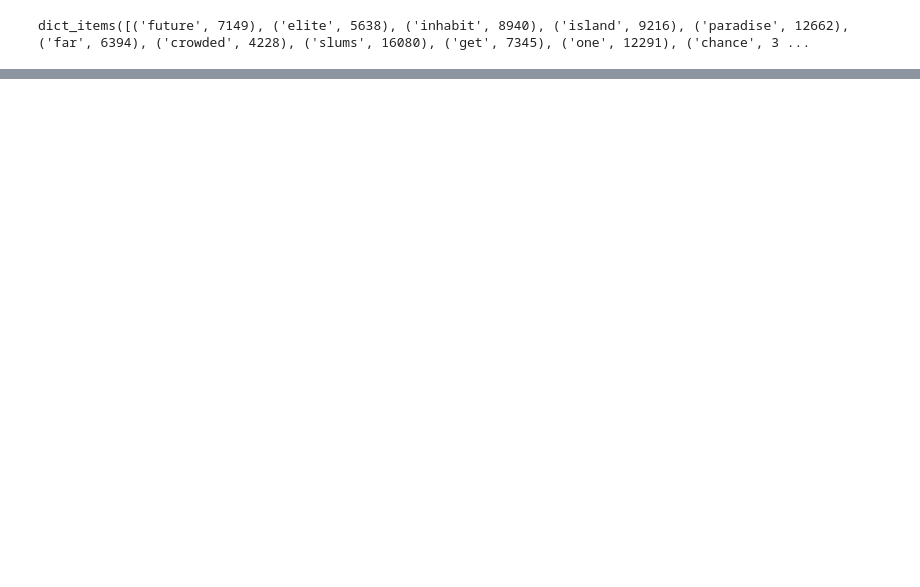
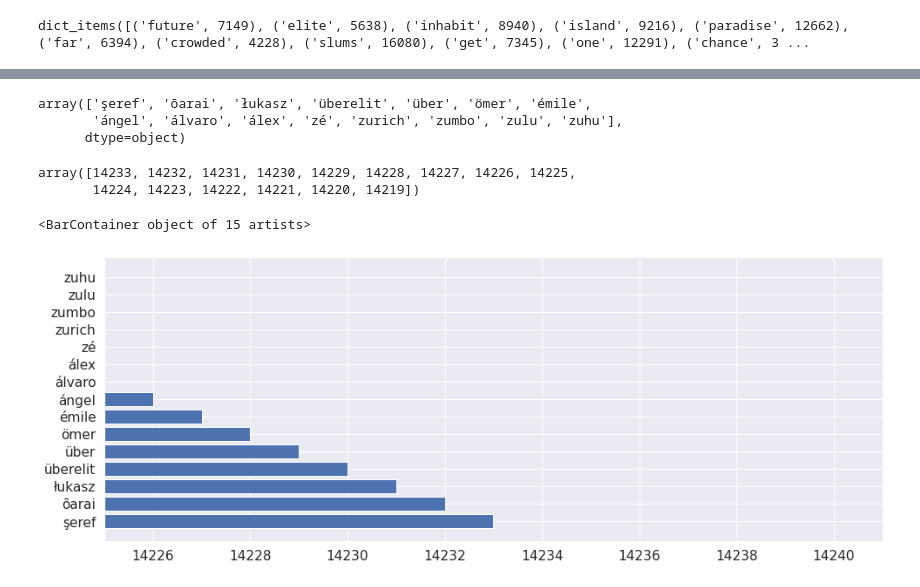
Before and after one commit to rashmi-biswas/Netflix_movies_tvshows_clustering, a Jupyter notebook: NETFLIX_MOVIES_&_TV_SHOWS_CLUSTERING.ipynb, the cells around one changed output, grey strips where cells are left out. Cells and saved outputs as stored; diff of their text form; code cells hidden in the pictures; blank space fills up the shorter version.

```diff
--- a/NETFLIX_MOVIES_&_TV_SHOWS_CLUSTERING.ipynb
+++ b/NETFLIX_MOVIES_&_TV_SHOWS_CLUSTERING.ipynb
@@ -706,0 +804,29 @@ dict_items([('future', 7149), ('elite', 5638), ('inhabit', 8940), ('island', 921
+# %%
+# Creating new dataframe vocab_after_stemming
+# Store the count in panadas dataframe with vocab as index
+vocab_after_stemming = pd.DataFrame({"Word": vocab ,
+                                      "count" :count_of_vocab})
+# Sort the dataframe
+vocab_after_stemming = vocab_after_stemming.sort_values("count" ,ascending=False)
+# %%
+top15_most_ocurred_vocab = vocab_after_stemming.head(15)
+# %%
+top15_most_occurred_words = top15_most_ocurred_vocab.Word.values
+top15_most_occurred_words
+# %% [output]
+array(['şeref', 'ōarai', 'łukasz', 'überelit', 'über', 'ömer', 'émile',
+       'ángel', 'álvaro', 'álex', 'zé', 'zurich', 'zumbo', 'zulu', 'zuhu'],
+      dtype=object)
+# %%
+top15_most_occurred_words_count = top15_most_ocurred_vocab['count'].values
+top15_most_occurred_words_count
+# %% [output]
+array([14233, 14232, 14231, 14230, 14229, 14228, 14227, 14226, 14225,
+       14224, 14223, 14222, 14221, 14220, 14219])
+# %%
+plt.figure( figsize = ( 16,6 ))
+plt.xlim(14225, 14241)
+plt.barh(top15_most_occurred_words , top15_most_occurred_words_count )
+# %% [output]
+<BarContainer object of 15 artists>
+[figure, added]
```
Also changed, not shown: parts of 46 cells of this notebook.
